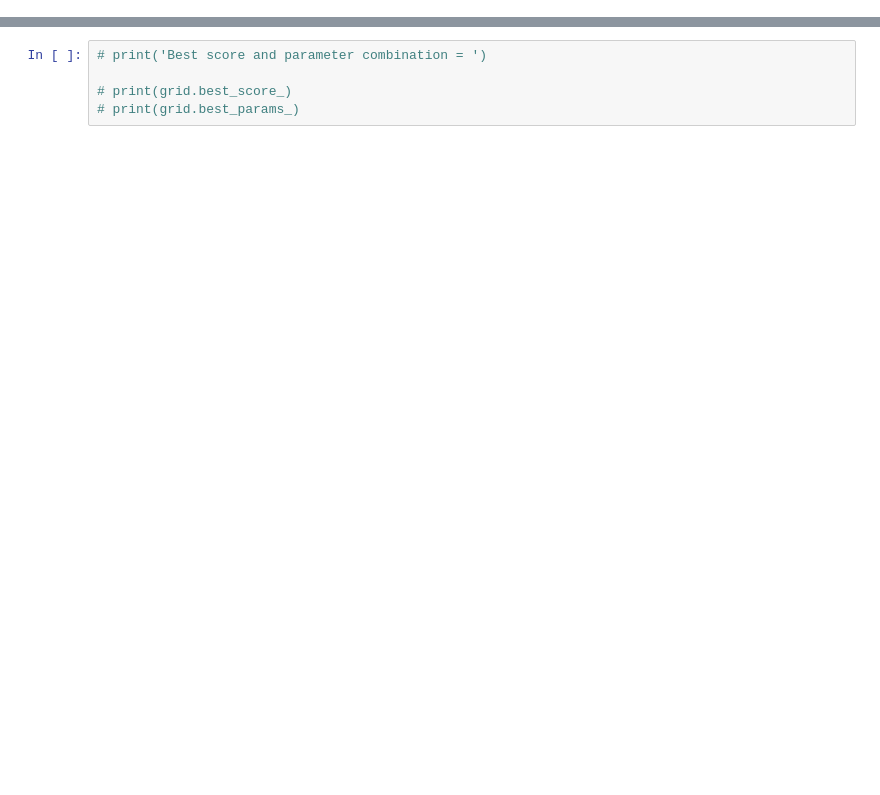
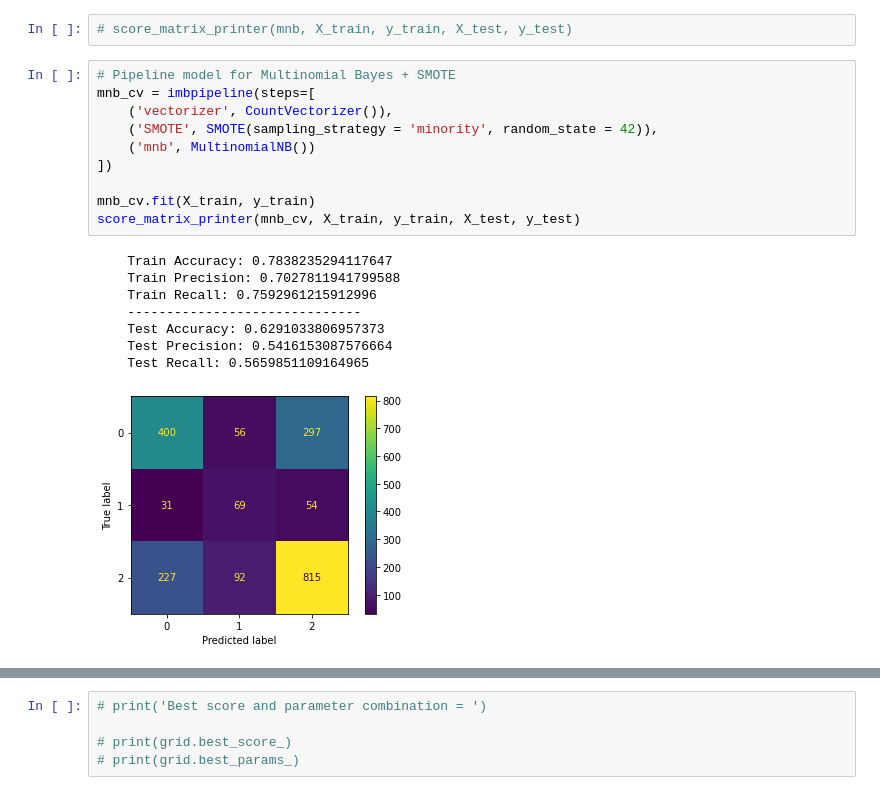
Before and after one commit to cjunhyuk/Apple-Google-Sentiment-Analysis, a Jupyter notebook: EDA.ipynb, the cells around one changed output, grey strips where cells are left out. Drawn from its saved outputs; the diff is of its cells as text; blank space fills up the shorter version.

```diff
--- a/EDA.ipynb
+++ b/EDA.ipynb
@@ -399,0 +325,21 @@ Training Accuracy: 0.642822851656265
+# %%
+# score_matrix_printer(mnb, X_train, y_train, X_test, y_test)
+# %%
+# Pipeline model for Multinomial Bayes + SMOTE
+mnb_cv = imbpipeline(steps=[
+    ('vectorizer', CountVectorizer()),
+    ('SMOTE', SMOTE(sampling_strategy = 'minority', random_state = 42)),
+    ('mnb', MultinomialNB())
+])
+
+mnb_cv.fit(X_train, y_train)
+score_matrix_printer(mnb_cv, X_train, y_train, X_test, y_test)
+# %% [output]
+    Train Accuracy: 0.7838235294117647
+    Train Precision: 0.7027811941799588
+    Train Recall: 0.7592961215912996
+    ------------------------------
+    Test Accuracy: 0.6291033806957373
+    Test Precision: 0.5416153087576664
+    Test Recall: 0.5659851109164965
+[figure, added]
```
Also changed, not shown: parts of 74 cells of this notebook.
